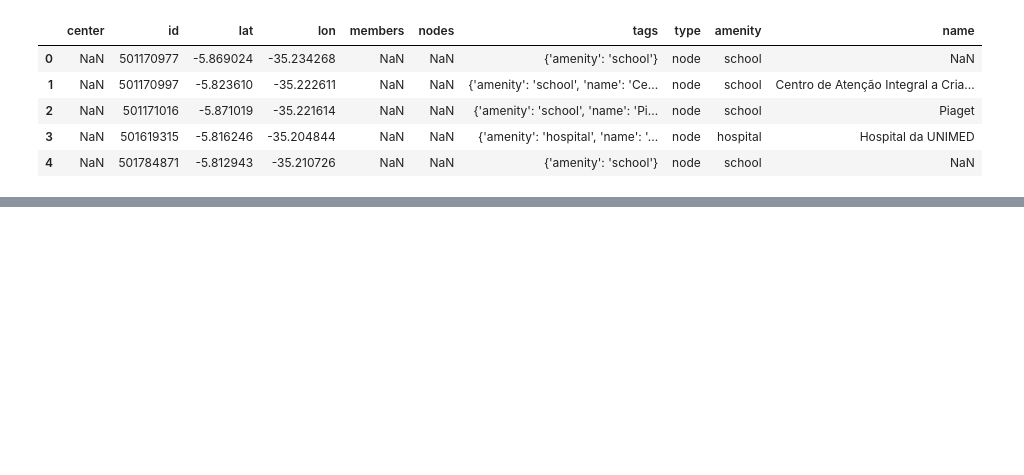
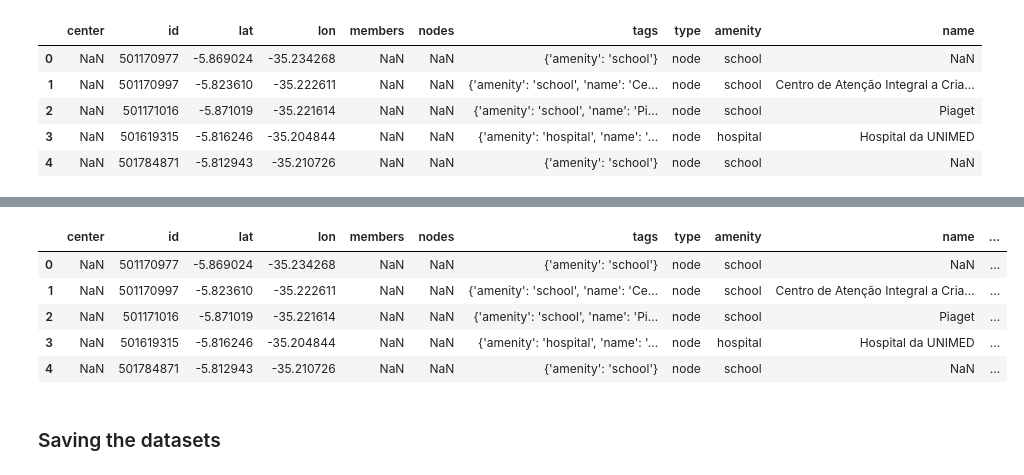
Before and after one commit to nymarya/the-walking-distance, a Jupyter notebook: noteboooks/Building_the_dataset.ipynb, the cells around one changed output, grey strips where cells are left out. Saved outputs shown, nothing was run; the diff lists cells and outputs as text; code cells hidden in the pictures; blank space fills up the shorter version.

```diff
--- a/noteboooks/Building_the_dataset.ipynb
+++ b/noteboooks/Building_the_dataset.ipynb
@@ -71,3 +104,5 @@ array(['school', 'hospital', nan, 'bench'], dtype=object)
+# %%
+df['amenity'].dropna(inplace=True)
 # %%
 df.head()
 # %% [output]
@@ -149,0 +231,22 @@ neigh_df.head()
+# %%
+df['neighbourhood'] = pd.Series()
+
+for index, data in geojson_df.iterrows():
+  # Get the polygon
+  polygon = Polygon(data['geometry'])
+  for i, d in df.iterrows():
+    point = Point(float(d['lon']), float(d['lat']))
+    if polygon.contains(point) :
+      # Save the name
+      df.loc[i, 'neighbourhood'] = unidecode.unidecode(data['name'])
+# %%
+df.head()
+# %% [output]
+|  | center | id | lat | lon | members | nodes | tags | type | amenity | name | ... |
+| 0 | NaN | 501170977 | -5.869024 | -35.234268 | NaN | NaN | {'amenity': 'school'} | node | school | NaN | ... |
+| 1 | NaN | 501170997 | -5.823610 | -35.222611 | NaN | NaN | {'amenity': 'school', 'name': 'Ce... | node | school | Centro de Atenção Integral a Cria... | ... |
+| 2 | NaN | 501171016 | -5.871019 | -35.221614 | NaN | NaN | {'amenity': 'school', 'name': 'Pi... | node | school | Piaget | ... |
+| 3 | NaN | 501619315 | -5.816246 | -35.204844 | NaN | NaN | {'amenity': 'hospital', 'name': '... | node | hospital | Hospital da UNIMED | ... |
+| 4 | NaN | 501784871 | -5.812943 | -35.210726 | NaN | NaN | {'amenity': 'school'} | node | school | NaN | ... |
+# %% [markdown]
+### Saving the datasets
```
Also changed, not shown: parts of 24 cells of this notebook.
